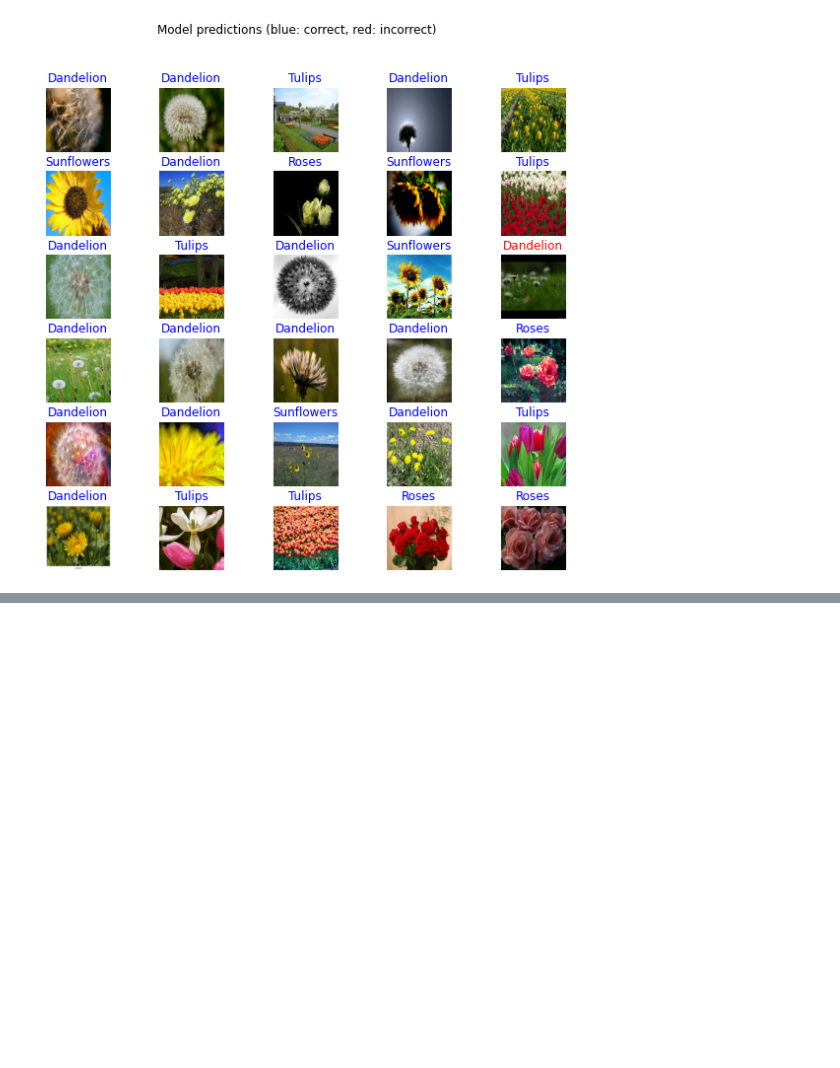
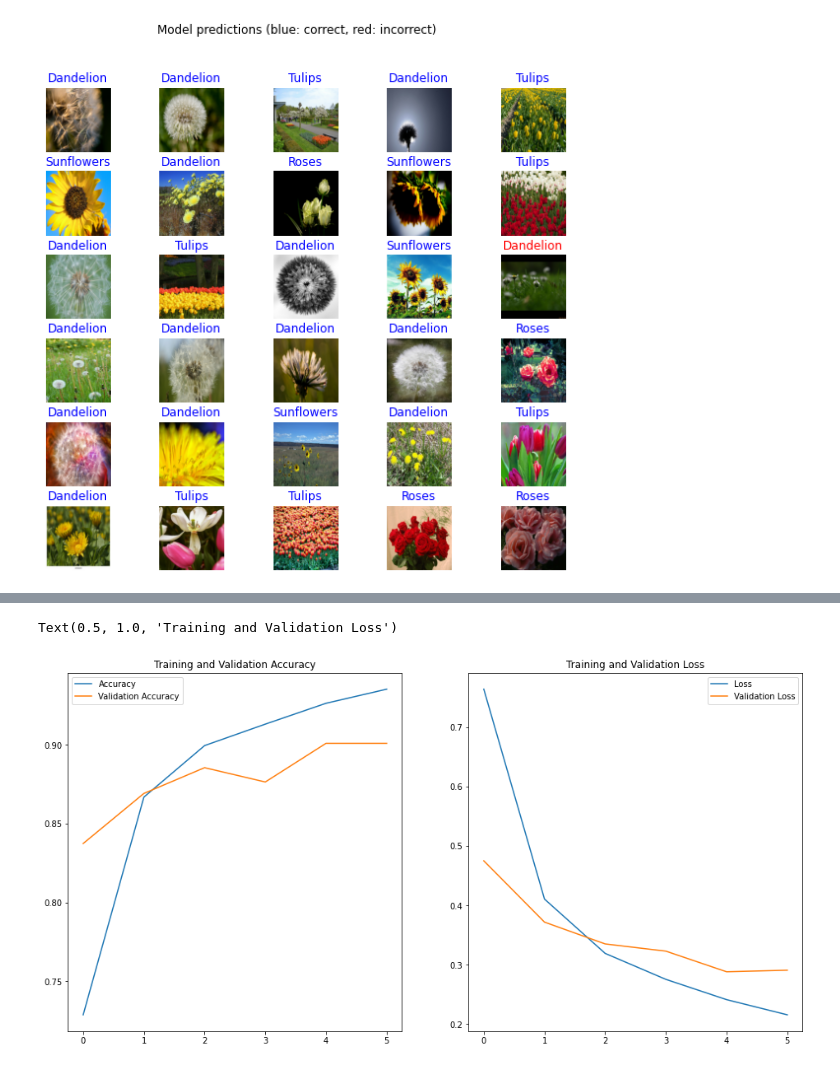
Before and after one commit to AEsir777/some-data-analysis-project, a Jupyter notebook: transfer learning/flower_transfer_learning.ipynb, the cells around one changed output, grey strips where cells are left out. Cells and saved outputs as stored; diff of their text form; code cells hidden in the pictures; blank space fills up the shorter version.

Commit message:
add inception_v3

```diff
--- a/transfer learning/flower_transfer_learning.ipynb
+++ b/transfer learning/flower_transfer_learning.ipynb
@@ -164,3 +167,6 @@ for n in range(30):
 _ = plt.suptitle("Model predictions (blue: correct, red: incorrect)")
 # %% [output]
 [figure]
+# %%
+URL2 = "https://tfhub.dev/google/tf2-preview/inception_v3/feature_vector/4"
+feature_extractor2 = hub.KerasLayer(URL2, trainable=False)
@@ -166,0 +183,15 @@ _ = plt.suptitle("Model predictions (blue: correct, red: incorrect)")
+# %%
+model2 = tf.keras.Sequential([
+    feature_extractor2,
+    tf.keras.layers.Dense(5 , activation='softmax')
+])
+# %%
+model2.compile(
+  optimizer='adam',
+  loss=tf.keras.losses.SparseCategoricalCrossentropy(),
+  metrics=['accuracy'])
+
+EPOCHS = 6
+history2 = model2.fit(train_batches,
+                    epochs=EPOCHS,
+                    validation_data=val_batches)
@@ -166,0 +213,24 @@ _ = plt.suptitle("Model predictions (blue: correct, red: incorrect)")
+# %%
+acc = history2.history['accuracy']
+val_acc = history2.history['val_accuracy']
+
+loss = history2.history['loss']
+val_loss = history2.history['val_loss']
+
+epochs_range = range(EPOCHS)
+
+plt.figure(figsize=(16, 8))
+plt.subplot(1, 2, 1)
+plt.plot(epochs_range, acc, label='Accuracy')
+plt.plot(epochs_range, val_acc, label='Validation Accuracy')
+plt.legend(loc='upper left')
+plt.title('Training and Validation Accuracy')
+
+plt.subplot(1, 2, 2)
+plt.plot(epochs_range, loss, label='Loss')
+plt.plot(epochs_range, val_loss, label='Validation Loss')
+plt.legend(loc='upper right')
+plt.title('Training and Validation Loss')
+# %% [output]
+Text(0.5, 1.0, 'Training and Validation Loss')
+[figure, added]
```
Also changed, not shown: parts of 4 cells of this notebook.
